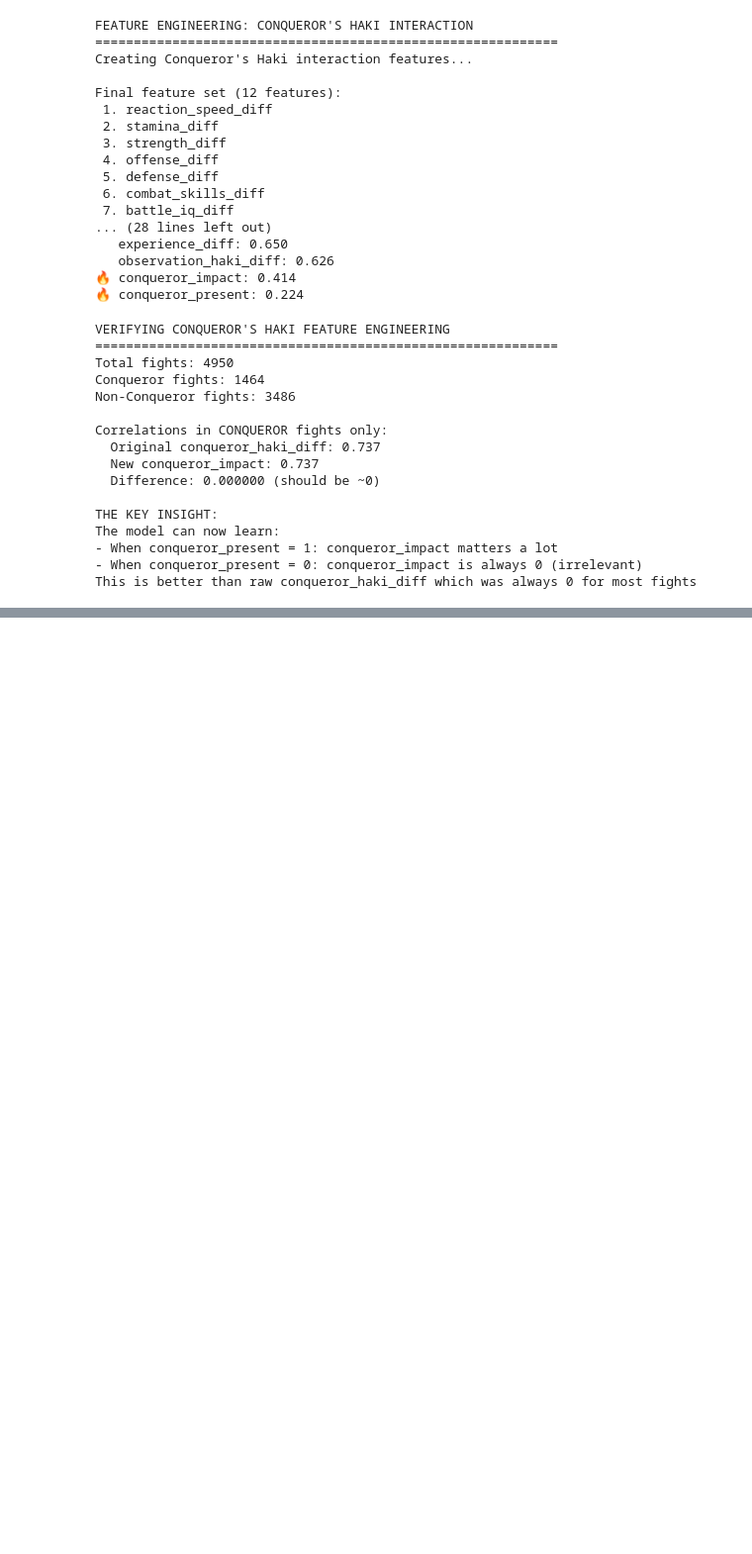
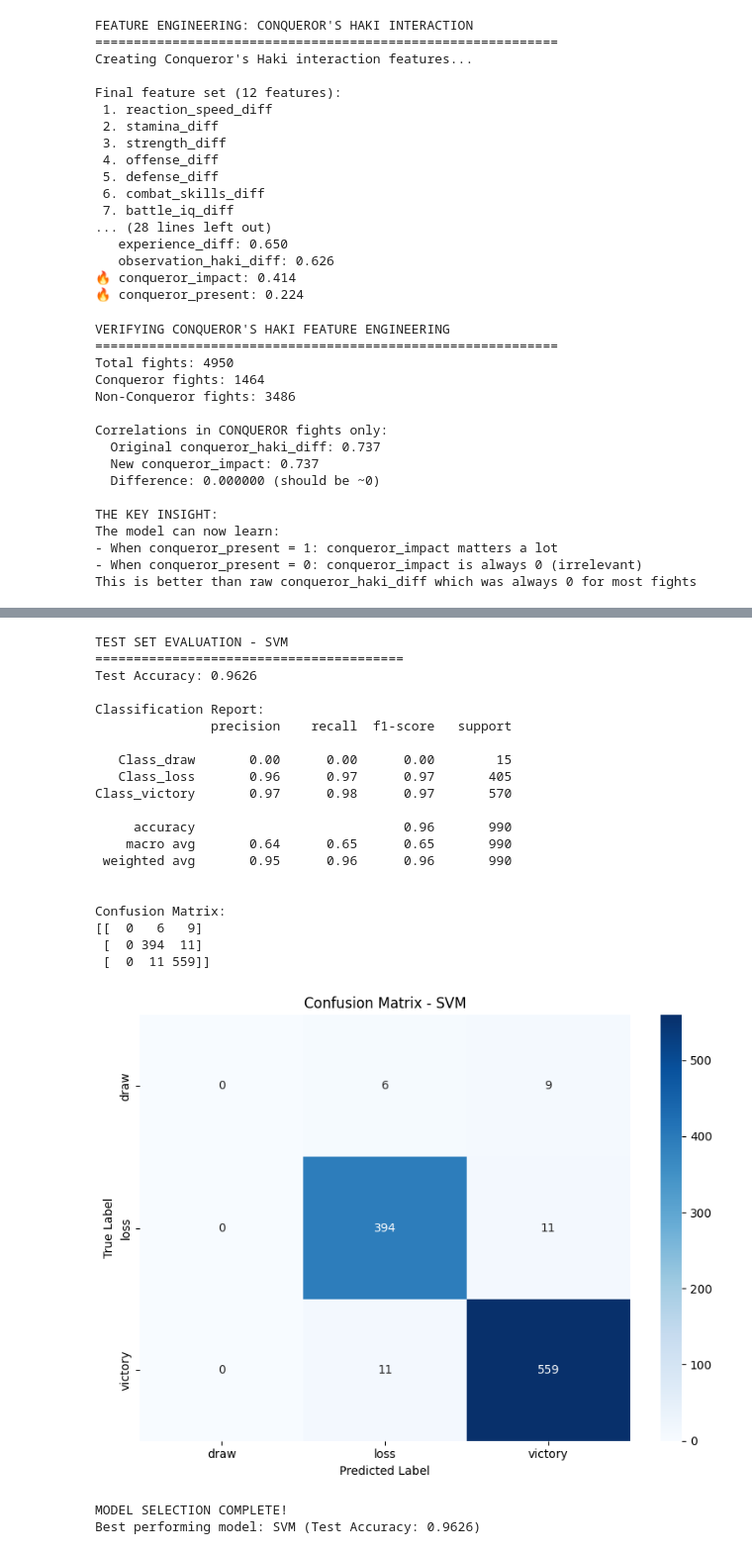
Before and after one commit to donaldng05/one-piece-match-predictors, a Jupyter notebook: notebooks/model_experiments.ipynb, the cells around one changed output, grey strips where cells are left out. Shown at 99% size. Saved outputs shown, nothing was run; the diff lists cells and outputs as text; code cells hidden in the pictures; blank space fills up the shorter version.

Commit message:
finished model experimentation

```diff
--- a/notebooks/model_experiments.ipynb
+++ b/notebooks/model_experiments.ipynb
@@ -423,0 +436,63 @@ This is better than raw conqueror_haki_diff which was always 0 for most fights
+# %%
+# Test set evaluation for the best model
+print(f"\nTEST SET EVALUATION - {best_model_name}")
+print("=" * 40)
+
+# Use appropriate features for prediction
+if best_model_name in ['Logistic Regression', 'SVM']:
+    y_pred = best_model.predict(X_test_scaled)
+    y_pred_proba = best_model.predict_proba(X_test_scaled)
+else:
+    y_pred = best_model.predict(X_test)
+    y_pred_proba = best_model.predict_proba(X_test)
+
+# Calculate metrics
+test_accuracy = accuracy_score(y_test, y_pred)
+print(f"Test Accuracy: {test_accuracy:.4f}")
+
+# Classification report
+print(f"\nClassification Report:")
+target_names = [f"Class_{cls}" for cls in le.classes_]
+print(classification_report(y_test, y_pred, target_names=target_names))
+
+# Confusion Matrix
+print(f"\nConfusion Matrix:")
+cm = confusion_matrix(y_test, y_pred)
+print(cm)
+
+# Plot confusion matrix
+plt.figure(figsize=(8, 6))
+sns.heatmap(cm, annot=True, fmt='d', cmap='Blues',
+           xticklabels=le.classes_, yticklabels=le.classes_)
+plt.title(f'Confusion Matrix - {best_model_name}')
+plt.ylabel('True Label')
+plt.xlabel('Predicted Label')
+plt.tight_layout()
+plt.show()
+
+print(f"\nMODEL SELECTION COMPLETE!")
+print(f"Best performing model: {best_model_name} (Test Accuracy: {test_accuracy:.4f})")
+# %% [output]
+TEST SET EVALUATION - SVM
+========================================
+Test Accuracy: 0.9626
+
+Classification Report:
+               precision    recall  f1-score   support
+
+   Class_draw       0.00      0.00      0.00        15
+   Class_loss       0.96      0.97      0.97       405
+Class_victory       0.97      0.98      0.97       570
+
+     accuracy                           0.96       990
+    macro avg       0.64      0.65      0.65       990
+ weighted avg       0.95      0.96      0.96       990
+
+
+Confusion Matrix:
+[[  0   6   9]
+ [  0 394  11]
+ [  0  11 559]]
+[figure, added]
+MODEL SELECTION COMPLETE!
+Best performing model: SVM (Test Accuracy: 0.9626)
```
Also changed, not shown: parts of 2 cells of this notebook.
